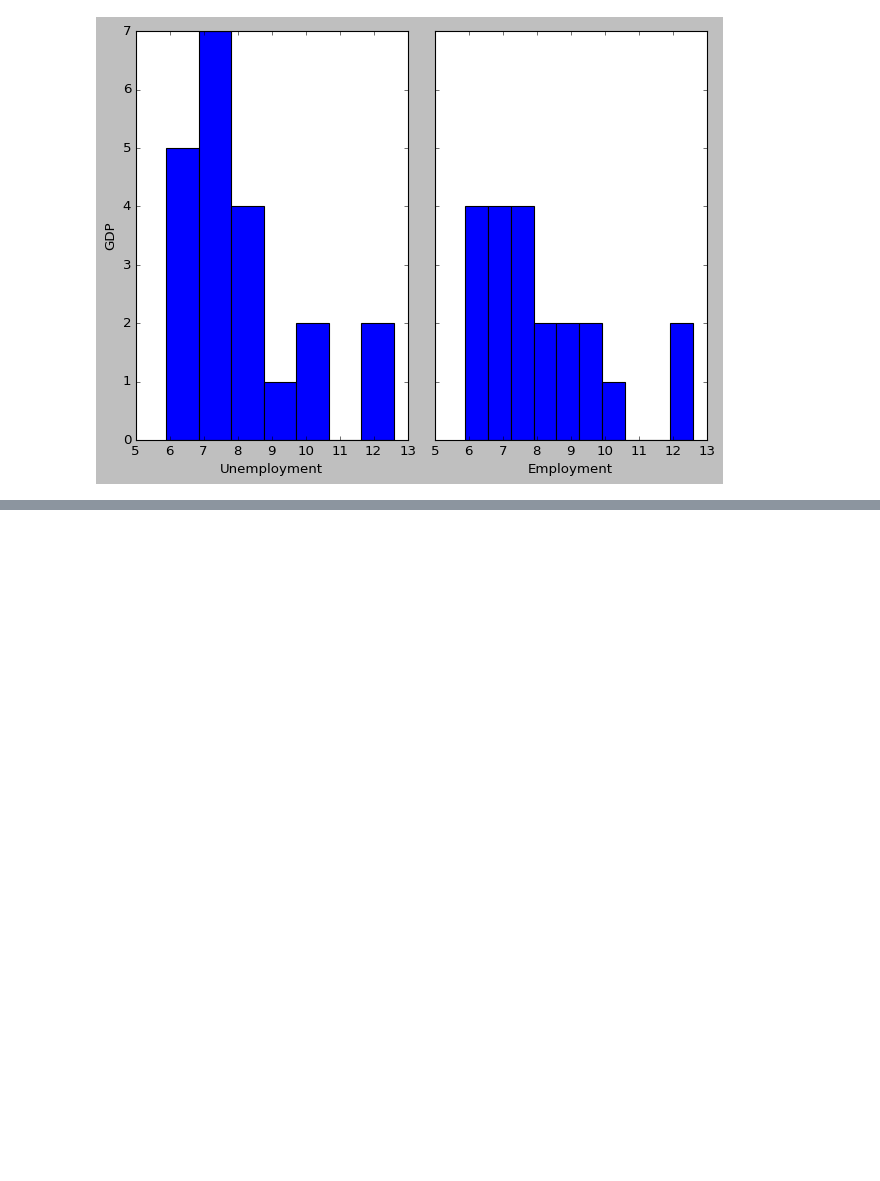
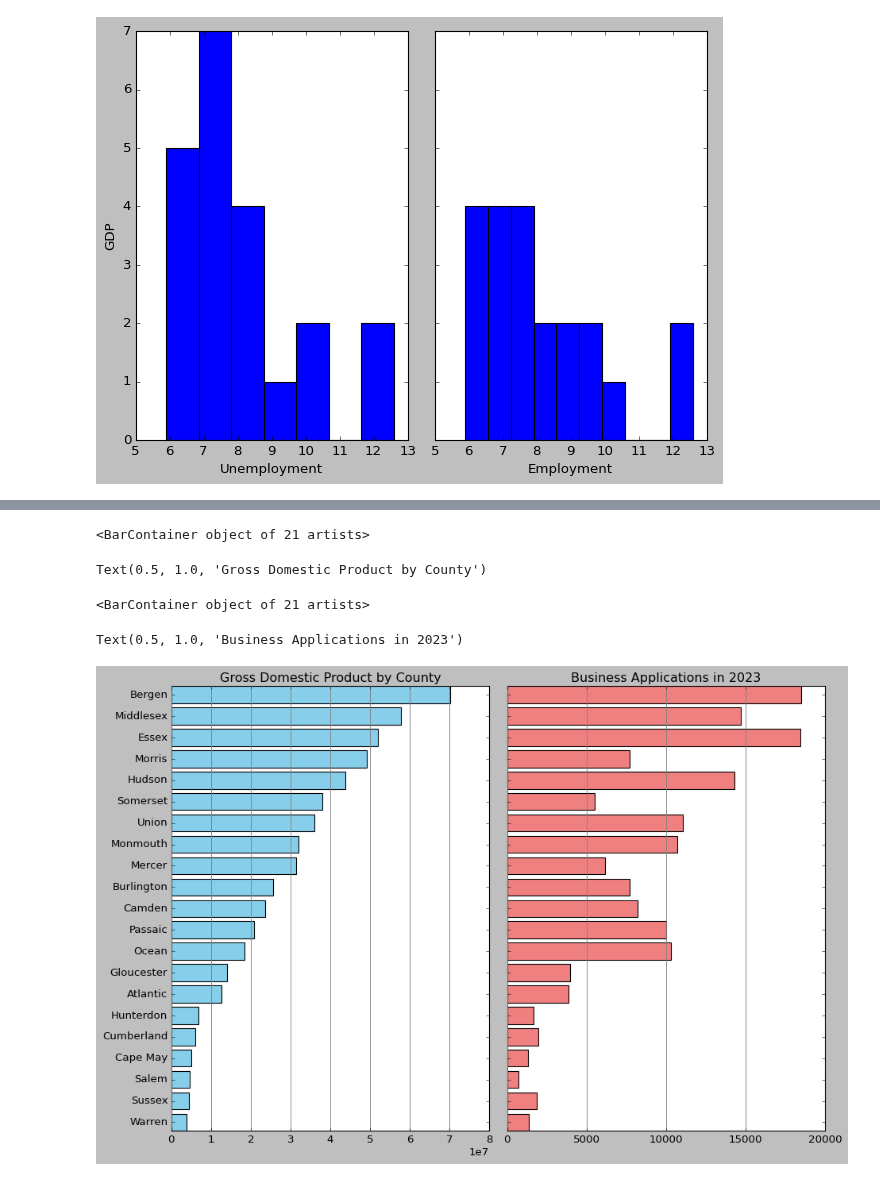
Before and after one commit to shirleyrutgers/DataVis, a Jupyter notebook: PS2.ipynb, the cells around one changed output, grey strips where cells are left out. Drawn from its saved outputs; the diff is of its cells as text; code cells hidden in the pictures; blank space fills up the shorter version.

```diff
--- a/PS2.ipynb
+++ b/PS2.ipynb
@@ -893,0 +1017,27 @@ axs[1].set_xlabel('Employment');
+# %%
+# Sort values based on GDP and BA2023
+auto = mergedOuter.sort_values(['Gross Domestic Product', 'BA2023'], ascending=[True, True])
+
+# Create horizontal bar charts for GDP and Business Applications
+fig, axs = plt.subplots(1, 2, figsize=(12, 8), sharey=True, tight_layout=True, gridspec_kw={'width_ratios': [1,1]})
+
+# First plot: GDP by County
+axs[0].barh(auto["County"], auto["Gross Domestic Product"], color="skyblue")
+axs[0].set_title('Gross Domestic Product by County')
+
+# Second plot: Business Applications by County
+axs[1].barh(auto["County"], auto["BA2023"], color="lightcoral")
+axs[1].set_title('Business Applications in 2023')
+
+# Add gridlines for better readability
+axs[0].grid(axis='x', color='grey', linestyle='-', linewidth=0.9, alpha=0.9)
+axs[1].grid(axis='x', color='grey', linestyle='-', linewidth=0.9, alpha=0.9)
+
+# Show the plot
+plt.show()
+# %% [output]
+<BarContainer object of 21 artists>
+Text(0.5, 1.0, 'Gross Domestic Product by County')
+<BarContainer object of 21 artists>
+Text(0.5, 1.0, 'Business Applications in 2023')
+[figure, added]
```
Also changed, not shown: parts of 16 cells of this notebook.
